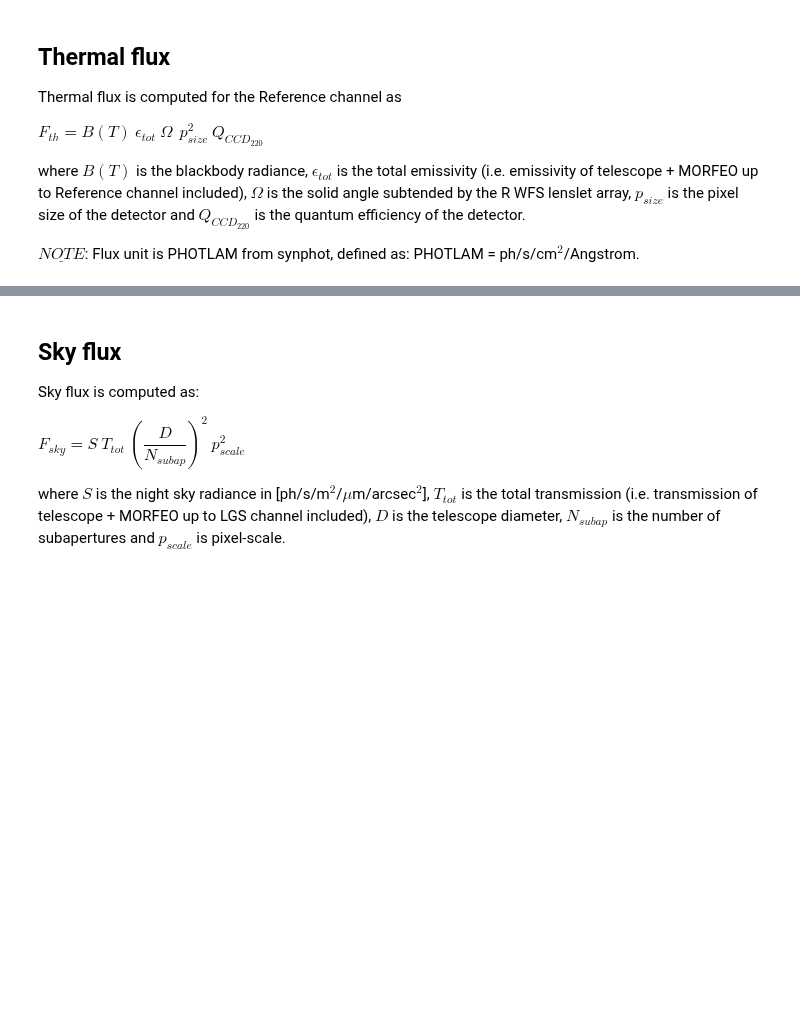
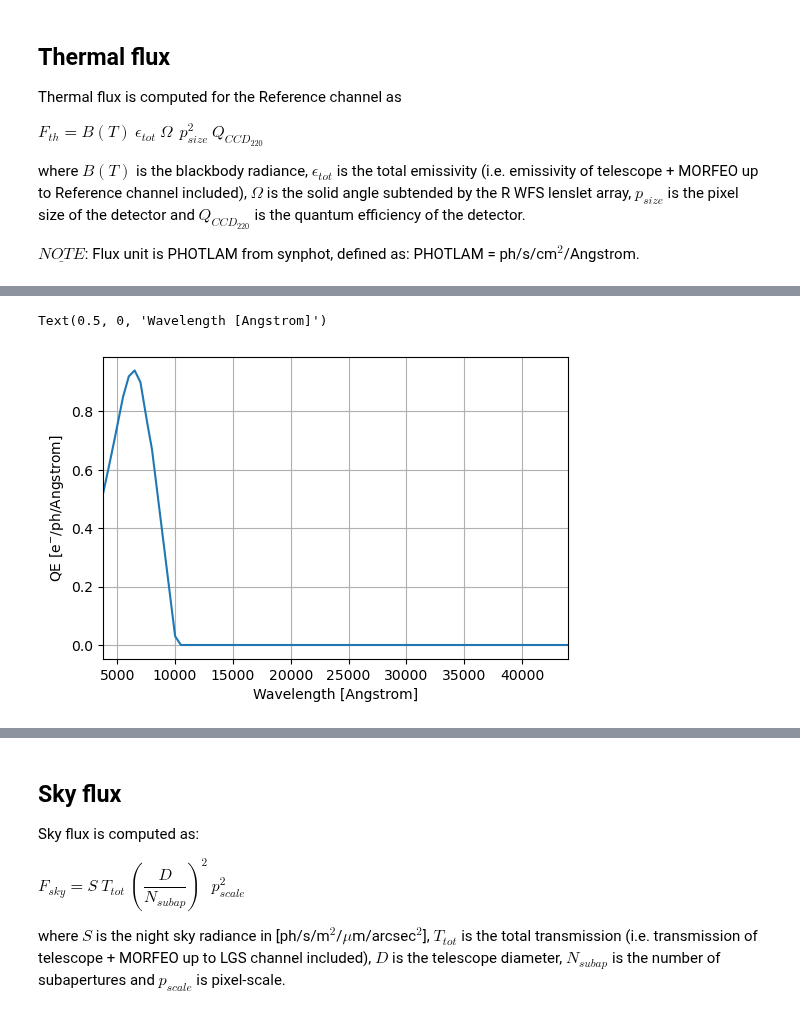
Before and after one commit to ArcetriAdaptiveOptics/arte, a Jupyter notebook: notebook/photometry/background_computation.ipynb, the cells around one changed output, grey strips where cells are left out. Cells and saved outputs as stored; diff of their text form; code cells hidden in the pictures; blank space fills up the shorter version.

```diff
--- a/notebook/photometry/background_computation.ipynb
+++ b/notebook/photometry/background_computation.ipynb
@@ -212,12 +236,15 @@ print(omega)
 # %%
-ccd220 = MorfeoTransmissiveElementsCatalog.ccd220_qe_001()
+ccd220 = DetectorsTransmissiveElementsCatalog.ccd220_qe_001()
 
 mpl.rcParams['figure.dpi'] = 100
 plt.plot(waveset, ccd220.transmittance(waveset))
 plt.grid()
 plt.xlim(3800, 44000)
 plt.ylabel('QE [e$^{-}$/ph/Angstrom]')
 plt.xlabel('Wavelength [%s]' %waveset.unit)
+# %% [output]
+Text(0.5, 0, 'Wavelength [Angstrom]')
+[figure, added]
 # %%
 #THERMAL FLUX AT REFERENCE CHANNEL
 th_flux = (bb * r_ch.emissivity * ccd220.transmittance)(waveset) * omega.value * (px_size.to(u.cm))**2
```
Also changed, not shown: parts of 17 cells of this notebook, 4 other files.
